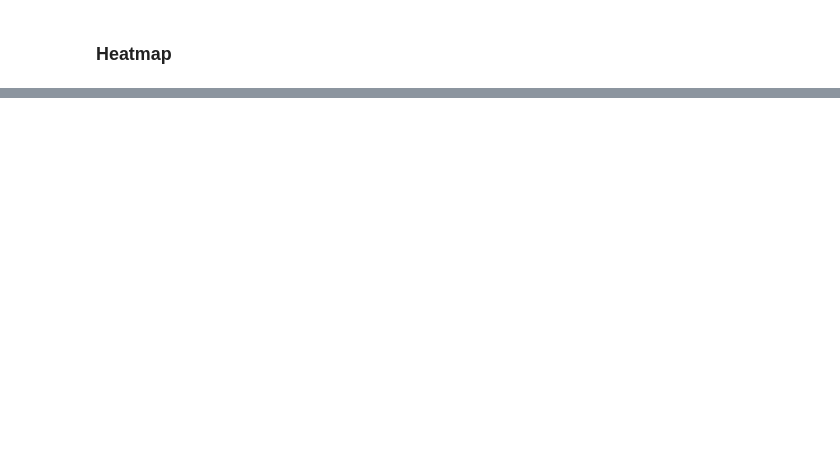
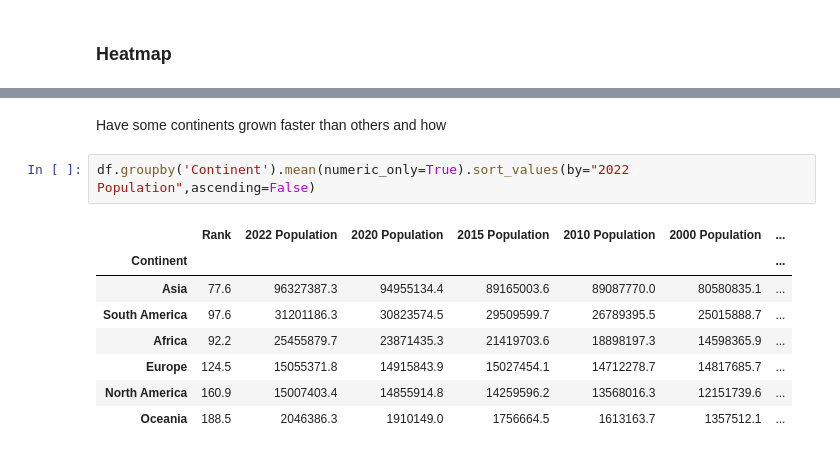
Before and after one commit to curtec/pandasTut, a Jupyter notebook: pandas.ipynb, the cells around one changed output, grey strips where cells are left out. Saved outputs shown, nothing was run; the diff lists cells and outputs as text; blank space fills up the shorter version.

```diff
--- a/pandas.ipynb
+++ b/pandas.ipynb
@@ -151,0 +176,13 @@ plt.show()
+# %% [markdown]
+Have some continents grown faster than others and how
+# %%
+df.groupby('Continent').mean(numeric_only=True).sort_values(by="2022 Population",ascending=False)
+# %% [output]
+|  | Rank | 2022 Population | 2020 Population | 2015 Population | 2010 Population | 2000 Population | ... |
+| Continent |  |  |  |  |  |  | ... |
+| Asia | 77.6 | 96327387.3 | 94955134.4 | 89165003.6 | 89087770.0 | 80580835.1 | ... |
+| South America | 97.6 | 31201186.3 | 30823574.5 | 29509599.7 | 26789395.5 | 25015888.7 | ... |
+| Africa | 92.2 | 25455879.7 | 23871435.3 | 21419703.6 | 18898197.3 | 14598365.9 | ... |
+| Europe | 124.5 | 15055371.8 | 14915843.9 | 15027454.1 | 14712278.7 | 14817685.7 | ... |
+| North America | 160.9 | 15007403.4 | 14855914.8 | 14259596.2 | 13568016.3 | 12151739.6 | ... |
+| Oceania | 188.5 | 2046386.3 | 1910149.0 | 1756664.5 | 1613163.7 | 1357512.1 | ... |
```
Also changed, not shown: parts of 4 cells of this notebook, 1 other file.
